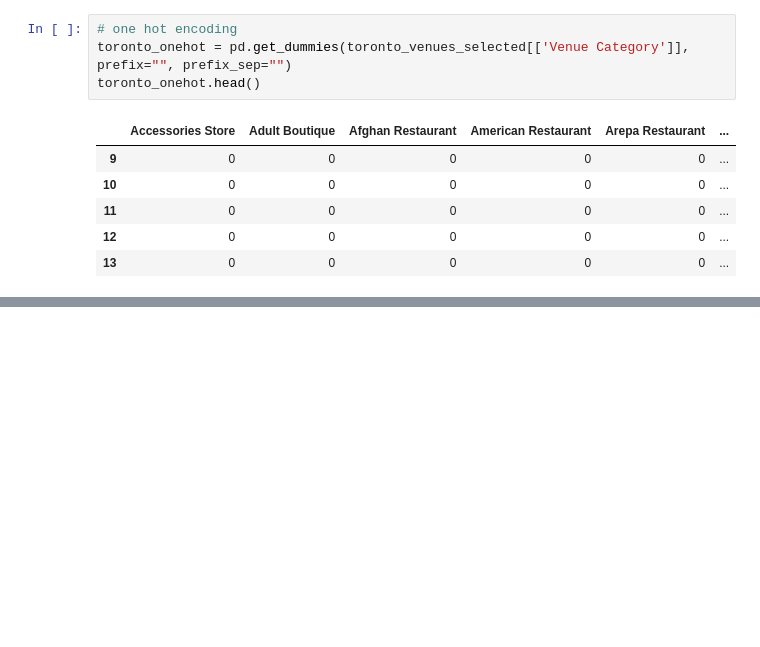
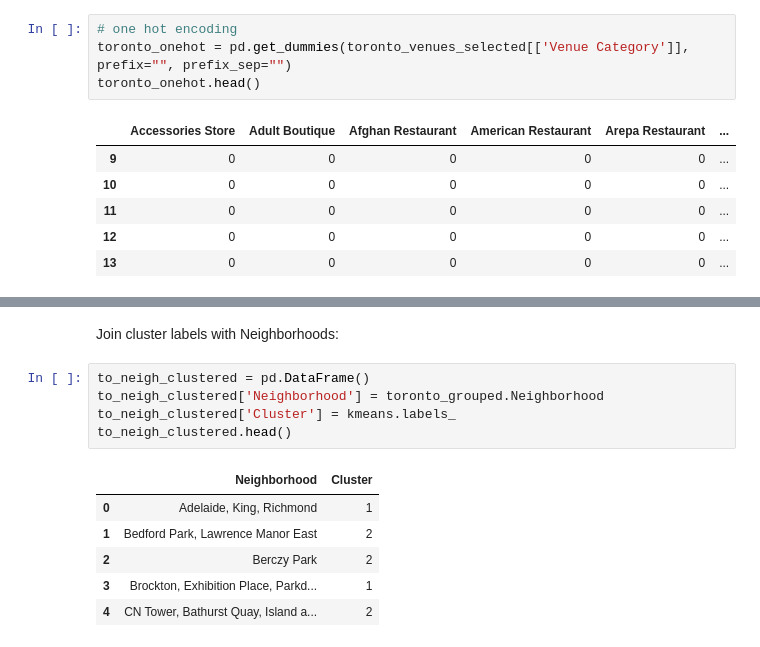
Before and after one commit to rareal/Coursera_Capstone, a Jupyter notebook: Toronto_neigh_Cluster.ipynb, the cells around one changed output, grey strips where cells are left out. Saved outputs shown, nothing was run; the diff lists cells and outputs as text; blank space fills up the shorter version.

```diff
--- a/Toronto_neigh_Cluster.ipynb
+++ b/Toronto_neigh_Cluster.ipynb
@@ -256,0 +291,14 @@ https://stackoverflow.com/questions/51039161/how-to-add-a-label-on-each-circle-i
+# %% [markdown]
+Join cluster labels with Neighborhoods:
+# %%
+to_neigh_clustered = pd.DataFrame()
+to_neigh_clustered['Neighborhood'] = toronto_grouped.Neighborhood
+to_neigh_clustered['Cluster'] = kmeans.labels_
+to_neigh_clustered.head()
+# %% [output]
+|  | Neighborhood | Cluster |
+| 0 | Adelaide, King, Richmond | 1 |
+| 1 | Bedford Park, Lawrence Manor East | 2 |
+| 2 | Berczy Park | 2 |
+| 3 | Brockton, Exhibition Place, Parkd... | 1 |
+| 4 | CN Tower, Bathurst Quay, Island a... | 2 |
```
Also changed, not shown: parts of 27 cells of this notebook.
